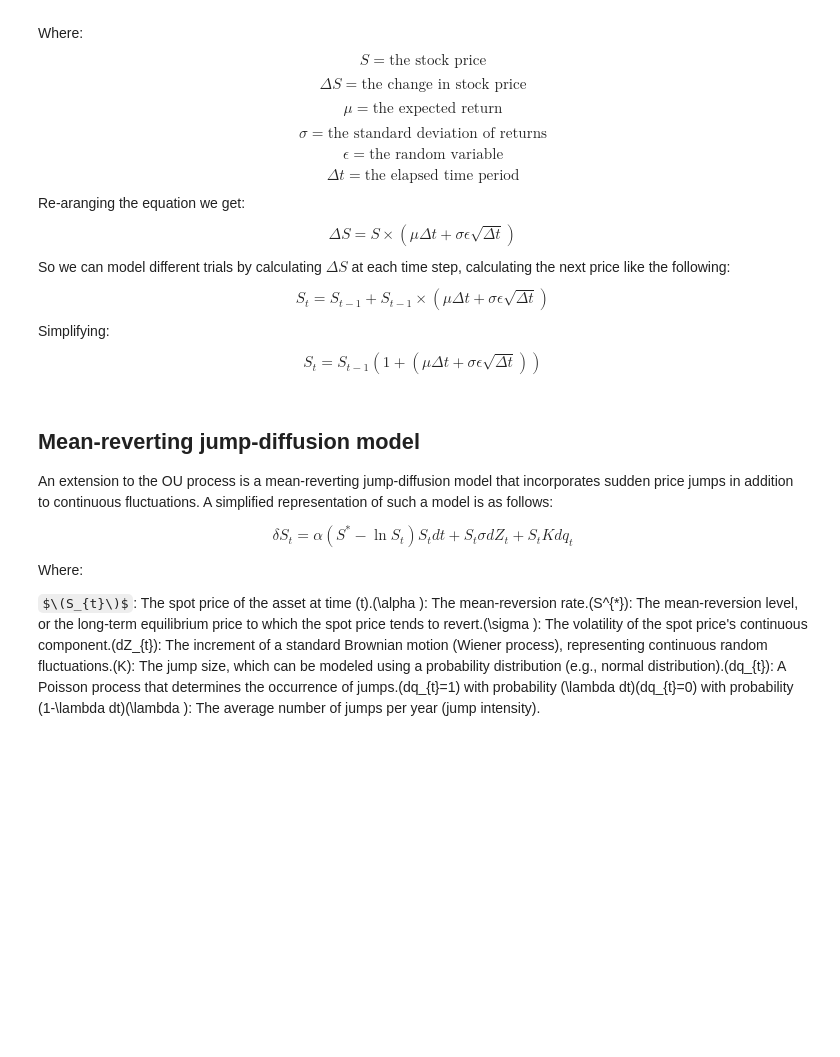
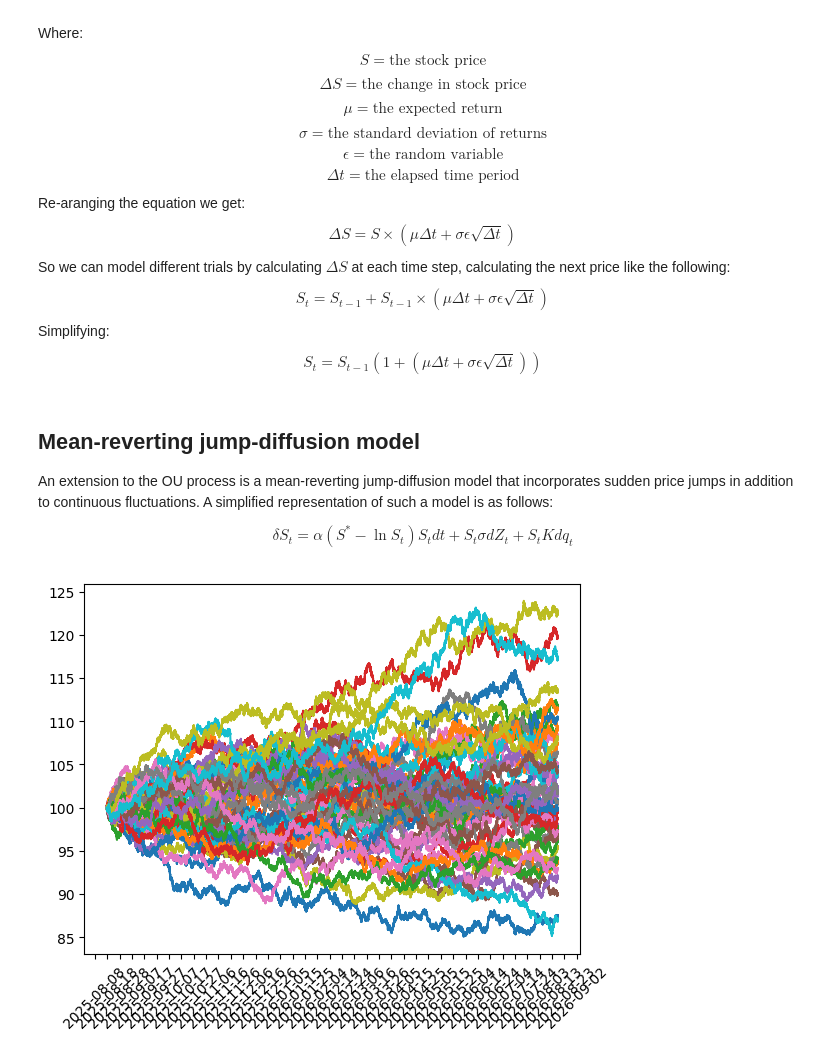
Before and after one commit to manning-capital/mc-notebooks, a Jupyter notebook: mean-reversion.ipynb, the cells around one changed output. Saved outputs shown, nothing was run; the diff lists cells and outputs as text; code cells hidden in the pictures; some formulas as TeX source; blank space fills up the shorter version.

```diff
--- a/mean-reversion.ipynb
+++ b/mean-reversion.ipynb
@@ -46,38 +46,55 @@ An extension to the OU process is a mean-reverting jump-diffusion model that inc
 $$
 \delta S_{t}=\alpha (S^{*}-\ln S_{t})S_{t}dt+S_{t}\sigma dZ_{t}+S_{t}Kdq_{t}
 $$
-
-Where:
-
-$\(S_{t}\)$: The spot price of the asset at time \(t\).\(\alpha \): The mean-reversion rate.\(S^{*}\): The mean-reversion level, or the long-term equilibrium price to which the spot price tends to revert.\(\sigma \): The volatility of the spot price's continuous component.\(dZ_{t}\): The increment of a standard Brownian motion (Wiener process), representing continuous random fluctuations.\(K\): The jump size, which can be modeled using a probability distribution (e.g., normal distribution).\(dq_{t}\): A Poisson process that determines the occurrence of jumps.\(dq_{t}=1\) with probability \(\lambda dt\)\(dq_{t}=0\) with probability \(1-\lambda dt\)\(\lambda \): The average number of jumps per year (jump intensity).
 # %%
 from tqdm.notebook import tqdm
 import datetime as dt
 import numpy as np
 import pandas as pd
 import matplotlib.pyplot as plt
+import matplotlib.dates as mdates
 
 mu = np.linspace(-0.5, 0.5, 2)
 N_mu = len(mu)
-N_sims = 1000
-N_days = 120
+N_sims = 50
+N_days = 365
 
 start = dt.datetime.now()
 end = start + dt.timedelta(days=N_days)
 T = np.arange(start, end, np.timedelta64(1, '1m'))
 
+# Brownian motion model
 S_0 = 100
 epsilon = np.random.normal(0, 1, (N_sims, len(T)))
 sigma = np.ones((N_sims, len(T))) * 0.075
 delta_t = np.ones((N_sims, len(T))) * (1 / len(T))
-mu = -1 * np.ones((N_sims, len(T))) * 0.10
-S = S_0 * np.cumprod(1 + mu * delta_t + sigma * epsilon * np.sqrt(delta_t), axis=1)
+mu = np.ones((N_sims, len(T))) * 0.025
+S_brownian = mu * delta_t + sigma * epsilon * np.sqrt(delta_t)
 
-# for i in range(N_sims):
-#     time_stride = 100
-#     T_subset = T[::time_stride]
-#     S_subset = S[i, ::time_stride]
-#     plt.plot(T_subset, S_subset)
-# plt.show()
+# Jump-diffusion model
+theta = 1
+lam = 50 / len(T)
+jump = np.random.poisson(lam=lam, size=(N_sims, len(T)))
+S_jump = jump * theta * delta_t
+
+# Mean-reverting model
+alpha = 0.05
+S_m = 100
+eta = 0.025
+S_mean_reverting = eta * (S_m * np.exp(-alpha * delta_t) - S_0) * delta_t
+
+# Jump-diffusion model
+S = S_0 * np.cumprod(1 + S_brownian + S_jump + S_mean_reverting, axis=1)
+
+# Plot the results
+N_plots = 50
+for i in tqdm(np.linspace(0, N_sims - 1, N_plots).astype(int)):
+    plt.gca().xaxis.set_major_formatter(mdates.DateFormatter('%Y-%m-%d'))
+    plt.gca().xaxis.set_major_locator(mdates.DayLocator(interval=10))  # Show every 10th day
+    plt.xticks(rotation=45)
+    plt.plot(T, S[i, :])
+plt.show()
+# %% [output]
+[figure, added]
 # %%
 # Create kernel for convolution
```
Also changed, not shown: parts of 6 cells of this notebook, 5 other files.
